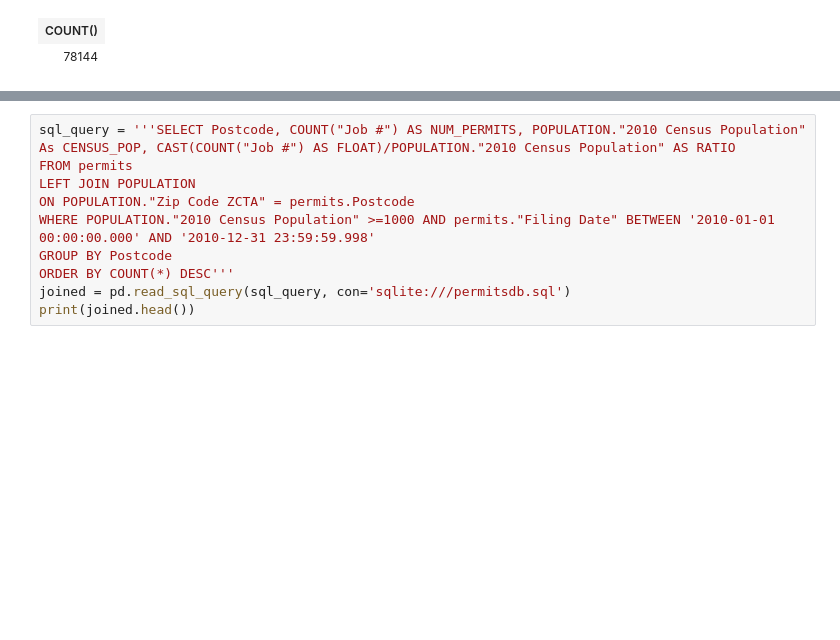
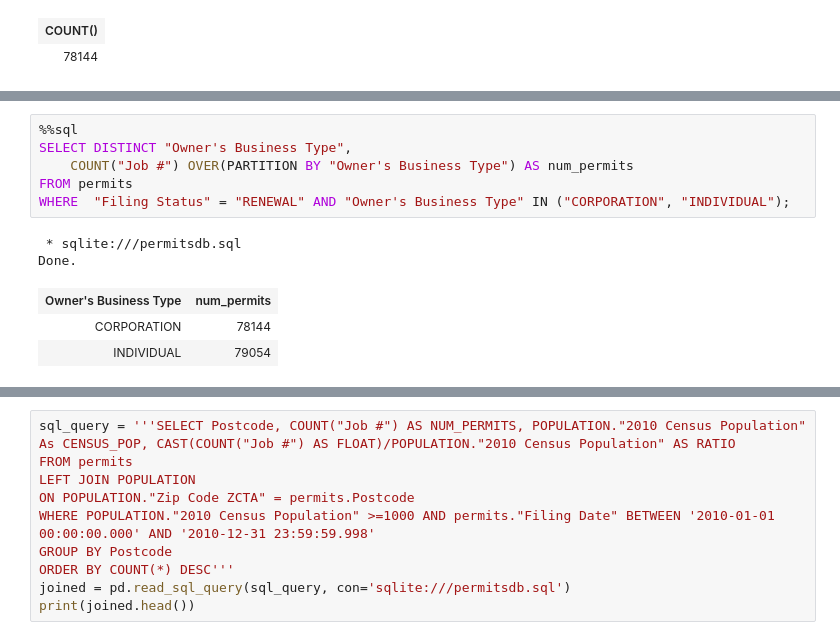
Before and after one commit to dray89/SQL, a Jupyter notebook: Proj_DataAnalysis_In_SQLlite.ipynb, the cells around one changed output, grey strips where cells are left out. Saved outputs shown, nothing was run; the diff lists cells and outputs as text; blank space fills up the shorter version.

```diff
--- a/Proj_DataAnalysis_In_SQLlite.ipynb
+++ b/Proj_DataAnalysis_In_SQLlite.ipynb
@@ -250,5 +271,17 @@ LIMIT 5;
 Done.
 | CORPORATION TO INDIVIDUAL RATIO |
 | 0.9884888810180383 |
+# %%
+%%sql
+SELECT DISTINCT "Owner's Business Type",
+    COUNT("Job #") OVER(PARTITION BY "Owner's Business Type") AS num_permits
+FROM permits
+WHERE  "Filing Status" = "RENEWAL" AND "Owner's Business Type" IN ("CORPORATION", "INDIVIDUAL");
+# %% [output]
+ * sqlite:///permitsdb.sql
+Done.
+| Owner's Business Type | num_permits |
+| CORPORATION | 78144 |
+| INDIVIDUAL | 79054 |
 # %%
 %%sql
```
Also changed, not shown: parts of 9 cells of this notebook.
